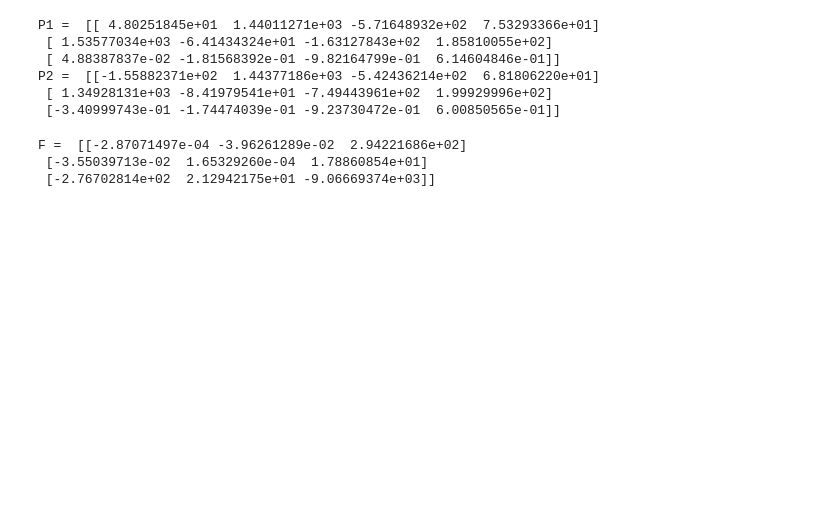
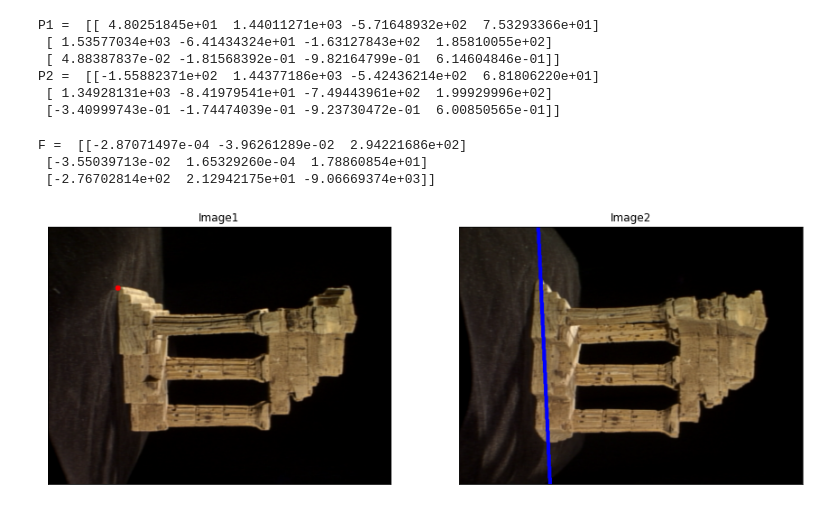
Before and after one commit to Poogitha/Codings, a Jupyter notebook: 190280N_Exercise_08.ipynb, the cells around one changed output. Saved outputs shown, nothing was run; the diff lists cells and outputs as text; code cells hidden in the pictures; blank space fills up the shorter version.

```diff
--- a/190280N_Exercise_08.ipynb
+++ b/190280N_Exercise_08.ipynb
@@ -53,30 +84,36 @@ P2 =  [[-1.55882371e+02  1.44377186e+03 -5.42436214e+02  6.81806220e+01]
 # %%
 from scipy.linalg import null_space
 def skew(x):
     x=x.ravel()
     return np.array([[0,-x[2],x[1]],[x[2],0,-x[0]],[-x[1],x[0],0]])
 
 C= null_space(P1)
 C=C*np.sign(C[0,0])
+
 e2=P2@C
 e2x=skew(e2)
 
 F= e2x@P2@np.linalg.pinv(P1)
 print('F = ',F)
 
 x=np.array([130,115,1])
 cv.circle(img1,(x[0],x[1]),5,(0,0,255),-1)
 l2=F@x.T
+
 p1=np.array([0,(l2[0]*0 + l2[2])/l2[1]]).astype(int)
 p2=np.array([500,(l2[0]*500 + l2[2])/l2[1]]).astype(int)
+
 cv.line(img2,(p1[0],p1[1]),(p2[0],p2[1]),(255,0,0),5)
-cv.namedWindow('Image')
-cv.imshow('Image',img1)
-cv.waitKey(0)
-cv.imshow('Image',img2)
-cv.waitKey(0)
-cv.destroyAllWindows()
+fig,ax=plt.subplots(1,2,sharex='all',sharey='all',figsize=(15,15))
+ax[0].imshow(cv.cvtColor(img1,cv.COLOR_BGR2RGB))
+ax[0].set_title("Image1")
+ax[0].set_xticks([]) , ax[0].set_yticks([])
+ax[1].imshow(cv.cvtColor(img2,cv.COLOR_BGR2RGB))
+ax[1].set_title("Image2")
+ax[1].set_xticks([]) , ax[1].set_yticks([])
+plt.show()
 # %% [output]
 F =  [[-2.87071497e-04 -3.96261289e-02  2.94221686e+02]
  [-3.55039713e-02  1.65329260e-04  1.78860854e+01]
  [-2.76702814e+02  2.12942175e+01 -9.06669374e+03]]
+[figure, added]
```
Also changed, not shown: parts of 3 cells of this notebook, 3 other files.
